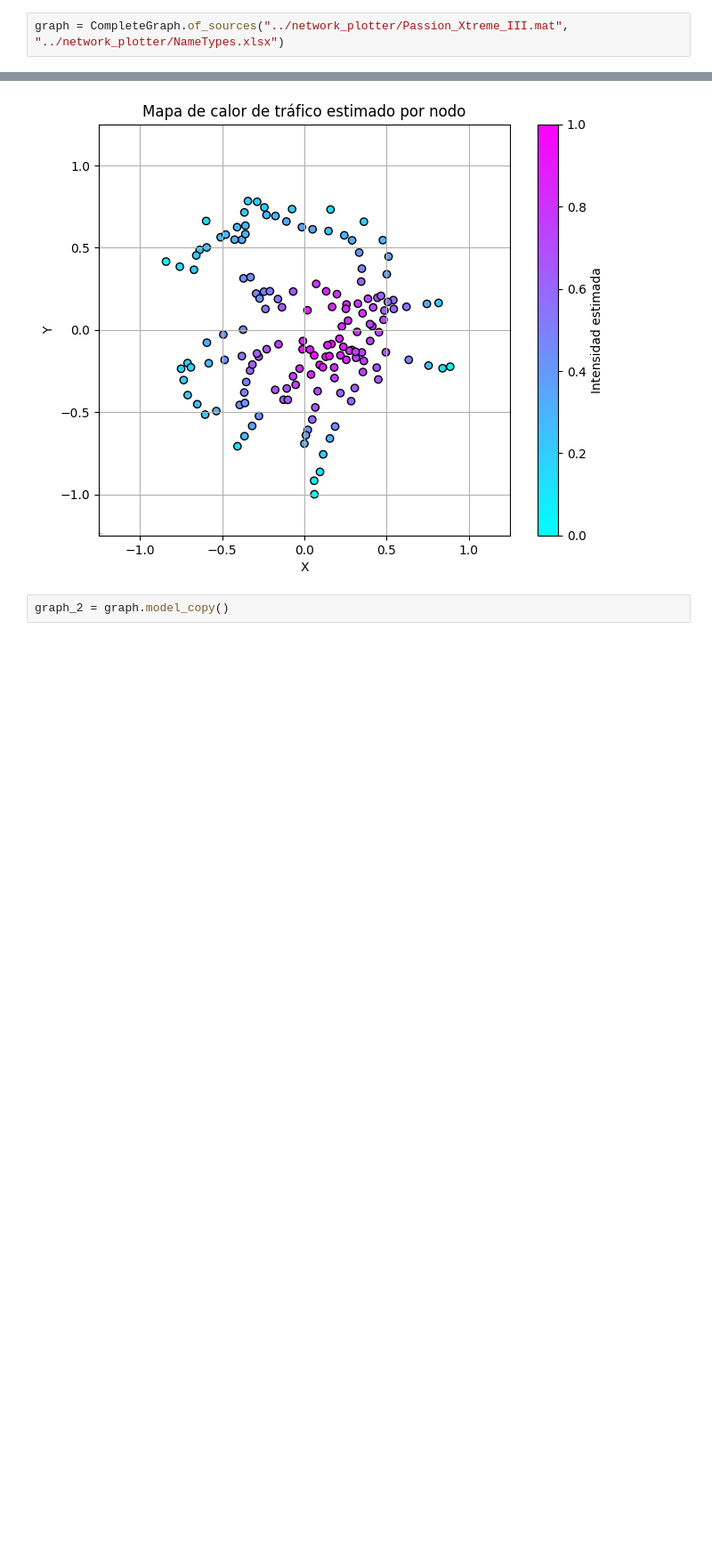
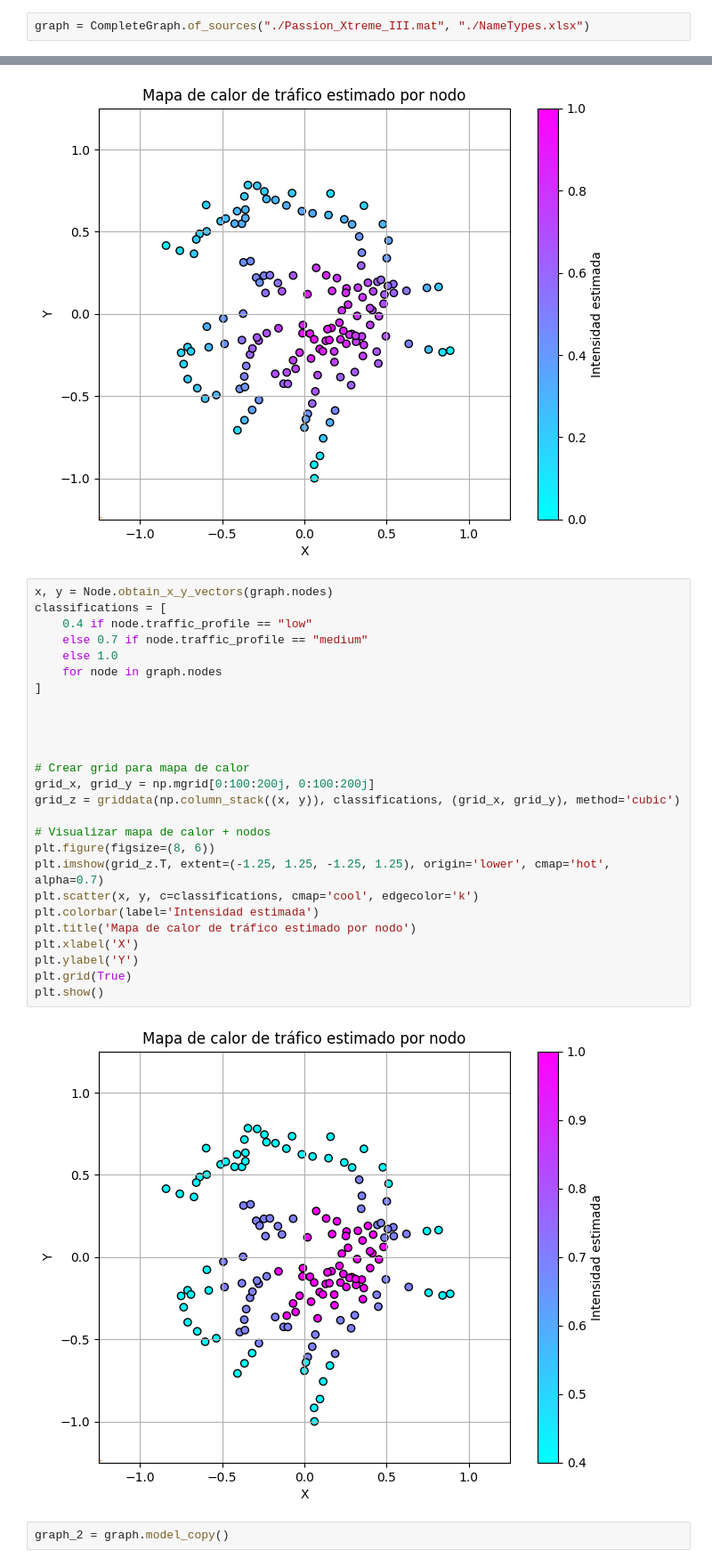
Before and after one commit to 6G-XTREME/PoF_Simulator, a Jupyter notebook: mocks/test_node_classify.ipynb, the cells around one changed output, grey strips where cells are left out. Shown: that part at 89% size. Cells and saved outputs as stored; diff of their text form; blank space fills up the shorter version.

```diff
--- a/mocks/test_1.ipynb
+++ b/mocks/test_node_classify.ipynb
@@ -10,7 +10,7 @@ from model.NetworkGraph import CompleteGraph
 from model.NodeClass import Node
 from model.LinkClass import Link
 # %%
-graph = CompleteGraph.of_sources("../network_plotter/Passion_Xtreme_III.mat", "../network_plotter/NameTypes.xlsx")
+graph = CompleteGraph.of_sources("./Passion_Xtreme_III.mat", "./NameTypes.xlsx")
 # %% [output]
 Discarded nodes: 39
 Discarded links: 0
@@ -88,6 +88,34 @@ plt.grid(True)
 plt.show()
 # %% [output]
 [figure]
+# %%
+x, y = Node.obtain_x_y_vectors(graph.nodes)
+classifications = [
+    0.4 if node.traffic_profile == "low"
+    else 0.7 if node.traffic_profile == "medium"
+    else 1.0
+    for node in graph.nodes
+]
+
+
+
+
+# Crear grid para mapa de calor
+grid_x, grid_y = np.mgrid[0:100:200j, 0:100:200j]
+grid_z = griddata(np.column_stack((x, y)), classifications, (grid_x, grid_y), method='cubic')
+
+# Visualizar mapa de calor + nodos
+plt.figure(figsize=(8, 6))
+plt.imshow(grid_z.T, extent=(-1.25, 1.25, -1.25, 1.25), origin='lower', cmap='hot', alpha=0.7)
+plt.scatter(x, y, c=classifications, cmap='cool', edgecolor='k')
+plt.colorbar(label='Intensidad estimada')
+plt.title('Mapa de calor de tráfico estimado por nodo')
+plt.xlabel('X')
+plt.ylabel('Y')
+plt.grid(True)
+plt.show()
+# %% [output]
+[figure, added]
 # %%
 graph_2 = graph.model_copy()
 # %%
```
Also changed, not shown: 12 other files.
